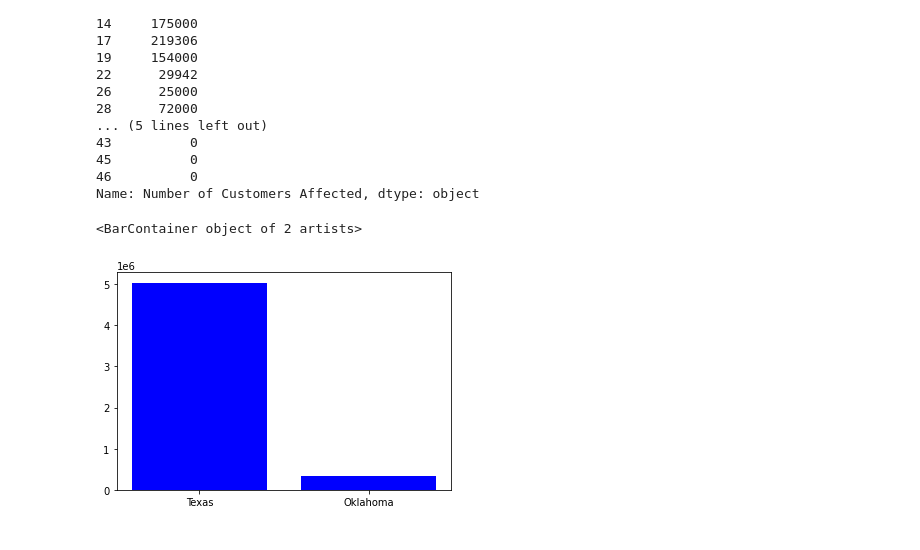
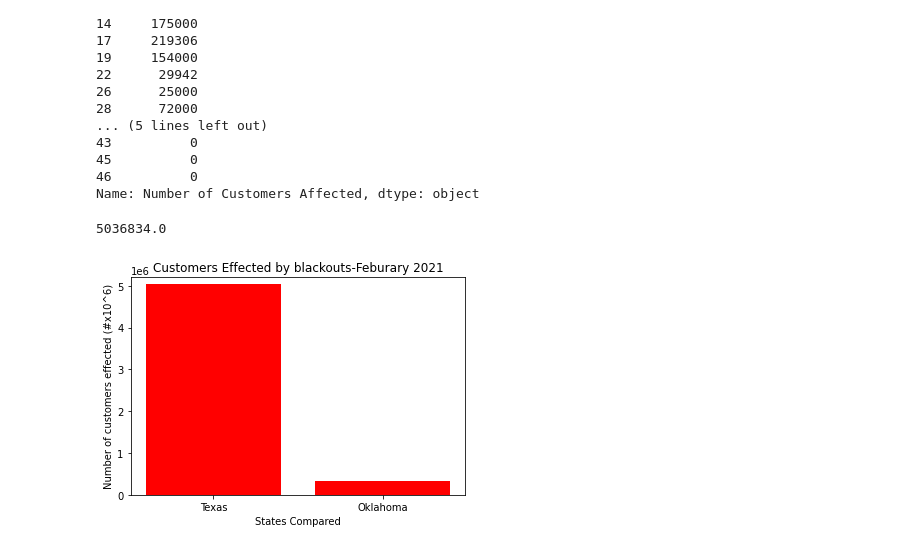
Before and after one commit to kconcepcion/Texas-ERCOT-Power-Grid, a Jupyter notebook: TxVsOKblackoutBAR.ipynb, the cells around one changed output. Cells and saved outputs as stored; diff of their text form; code cells hidden in the pictures.

Commit message:
finished bar charts and pngs

```diff
--- a/TxVsOKblackoutBAR.ipynb
+++ b/TxVsOKblackoutBAR.ipynb
@@ -103,11 +68,17 @@ Name: Number of Customers Affected, dtype: object
 #getting the sums
 texasSum = (Txblackout.loc[:,"Number of Customers Affected"].astype(float)).sum()
 oklahomaSum = (Okblackout["Number of Customers Affected"].astype(float)).sum()
+texasSum
+# %% [output]
+5036834.0
 # %%
 xValue = ["Texas", "Oklahoma"]
 yValue = [texasSum, oklahomaSum]
-ylimit = []
-plt.bar(xValue, yValue, color="b", align="center")
+plt.bar(xValue, yValue, color="r", align="center")
+plt.ylim(top = 5200000)
+plt.ylabel("Number of customers effected (#x10^6)")
+plt.xlabel("States Compared")
+plt.title("Customers Effected by blackouts-Feburary 2021")
+plt.savefig("txOkBarChart.png")
 # %% [output]
-<BarContainer object of 2 artists>
-[figure, old version]
+[figure, new version]
```
Also changed, not shown: parts of 5 cells of this notebook, 2 other files.
